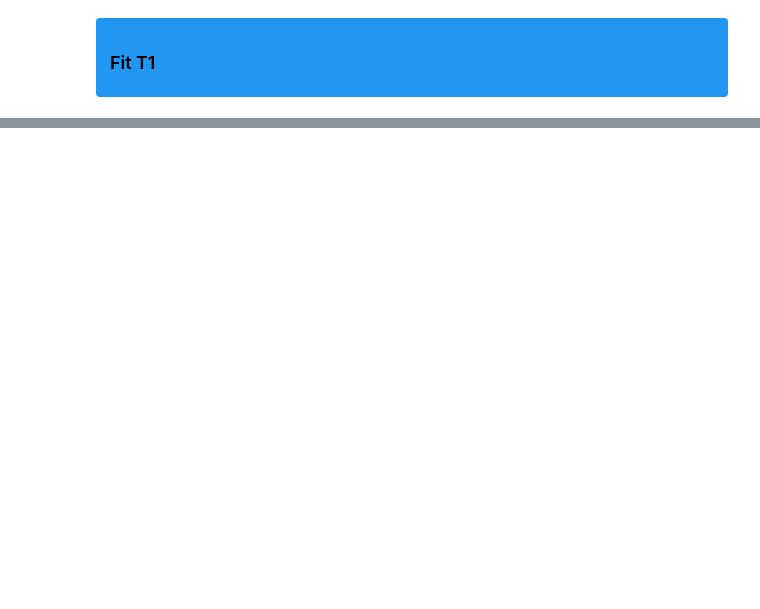
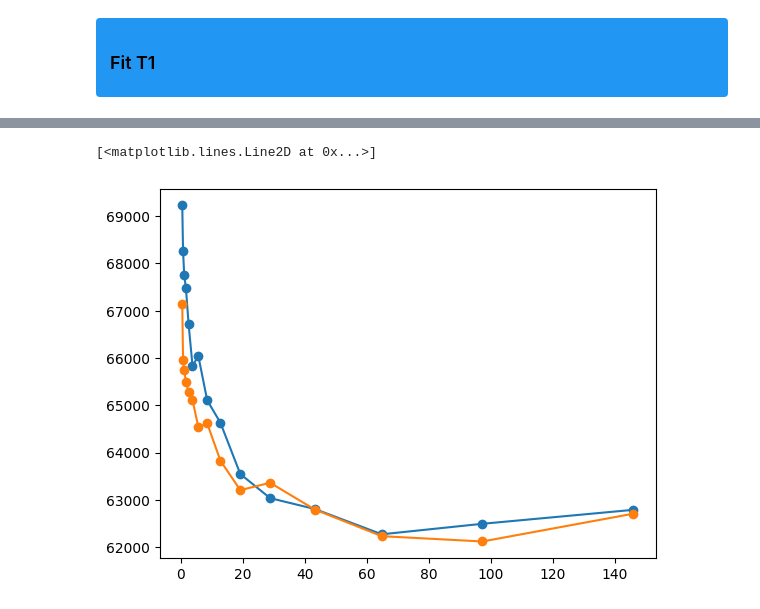
Before and after one commit to jeree-m/qick-dawg, a Jupyter notebook: jupyter_notebooks/ODMR_Rabi_T1.ipynb, the cells around one changed output, grey strips where cells are left out. Cells and saved outputs as stored; diff of their text form; code cells hidden in the pictures; blank space fills up the shorter version.

```diff
--- a/jupyter_notebooks/ODMR_Rabi_T1.ipynb
+++ b/jupyter_notebooks/ODMR_Rabi_T1.ipynb
@@ -1132,0 +1110,31 @@ plt.show()
+# %%
+def load_run(run_folder):
+    data = np.load(run_folder / "t1_mwref_data.npz")
+    with open(run_folder / "metadata.json") as f:
+        metadata = json.load(f)
+
+    skip_keys = {"experiment_id", "timestamp"}  # don't need these
+    run = {k: v for k, v in metadata.items() if k not in skip_keys}
+
+    run["delay_us"] = data["delay_us"]
+    run["signal1"] = data["signal1"]
+    run["signal2"] = data["signal2"]
+    run["reference1"] = data["reference1"]
+    run["reference2"] = data["reference2"]
+    run["run_folder"] = run_folder
+    return run
+
+def load_all_runs(parent_dir):
+    parent_dir = Path(parent_dir)
+    runs = {}
+    for run_folder in sorted(parent_dir.iterdir()):
+        if not run_folder.is_dir():
+            continue
+        if not (run_folder / "t1_mwref_data.npz").exists():  # skip crashed/empty runs
+            continue
+        run_number = int(run_folder.name.split("_")[-1])
+        runs[run_number] = load_run(run_folder)
+    return runs
+
+def decay(t, A, T1):
+    return A * np.exp(-t / T1)  # S1 - S2 model
@@ -1132,0 +1201,6 @@ plt.show()
+# %%
+plt.plot(t, s1, 'o-', label='signal1 (no MW)')
+plt.plot(t, s2, 'o-', label='signal2 (MW pulse)')
+# %% [output]
+[<matplotlib.lines.Line2D at 0x...>]
+[figure, added]
```
Also changed, not shown: parts of 13 cells of this notebook.
